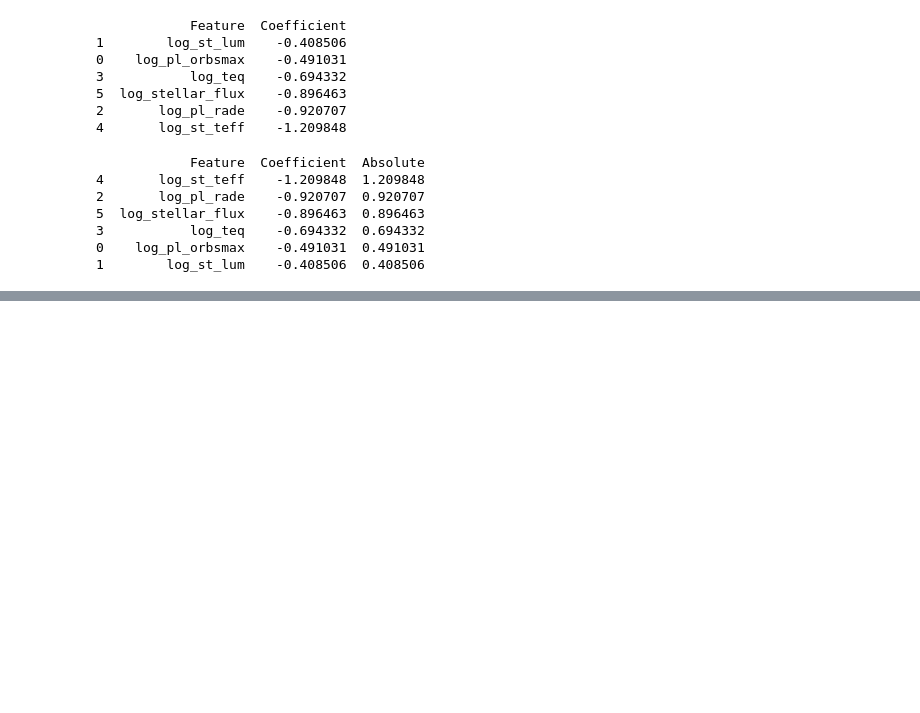
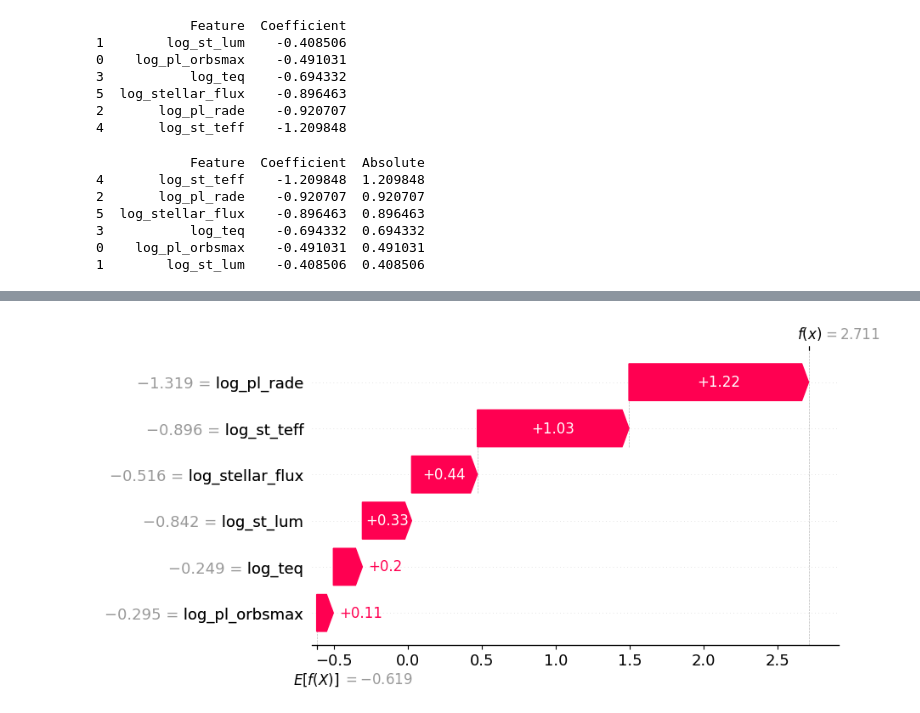
Before and after one commit to Samyukthaa-GR/exoplanet-habitability-project, a Jupyter notebook: notebooks/09_model_tuning_and_explainability.ipynb, the cells around one changed output, grey strips where cells are left out. Drawn from its saved outputs; the diff is of its cells as text; code cells hidden in the pictures; blank space fills up the shorter version.

```diff
--- a/notebooks/09_model_tuning_and_explainability.ipynb
+++ b/notebooks/09_model_tuning_and_explainability.ipynb
@@ -208,0 +255,4 @@ print(feature_importance)
+# %%
+shap.plots.waterfall(shap_values[0])
+# %% [output]
+[figure, added]
```
Also changed, not shown: parts of 7 cells of this notebook.
